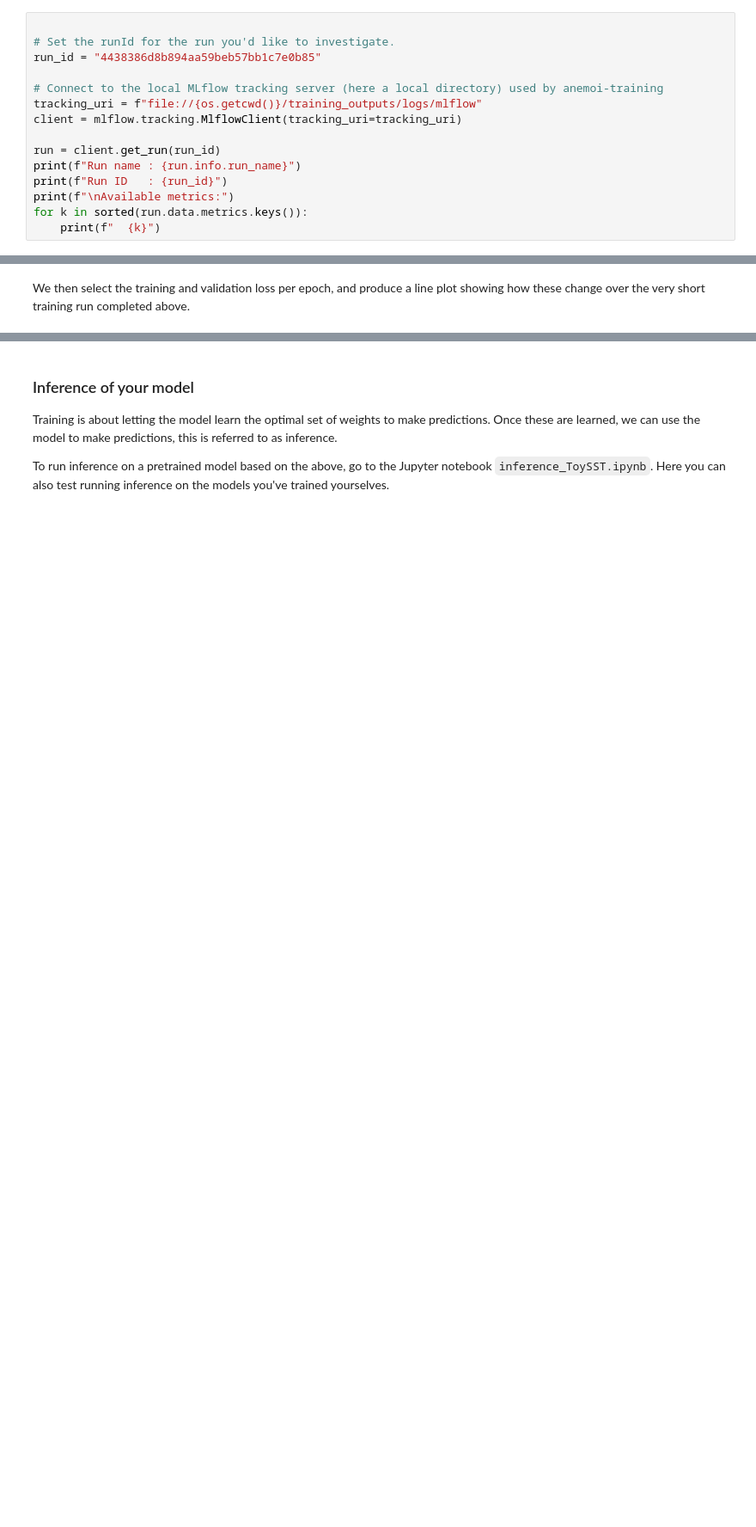
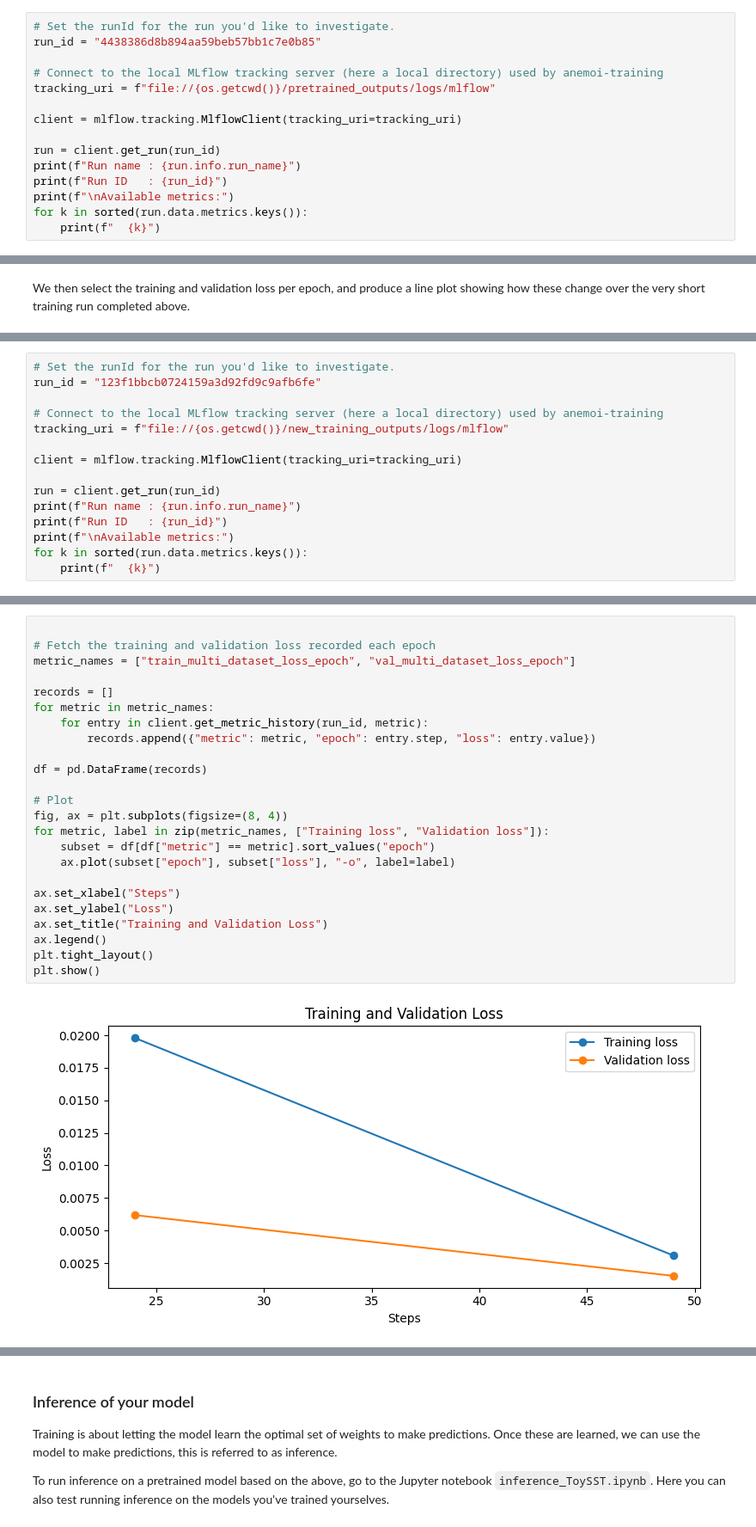
Before and after one commit to aydogduali/ToySSTProblem, a Jupyter notebook: training_ToySST.ipynb, the cells around one changed output, grey strips where cells are left out. Shown at 86% size. Cells and saved outputs as stored; diff of their text form; blank space fills up the shorter version.

```diff
--- a/training_ToySST.ipynb
+++ b/training_ToySST.ipynb
@@ -422,12 +439,12 @@ We set the "Run id" for a pre-trained model, to analyse the expected outputs.
 
 First we open the mlflow logs, and print which metrics are available.
 # %%
-
 # Set the runId for the run you'd like to investigate.
 run_id = "4438386d8b894aa59beb57bb1c7e0b85"
 
 # Connect to the local MLflow tracking server (here a local directory) used by anemoi-training
-tracking_uri = f"file://{os.getcwd()}/training_outputs/logs/mlflow"
+tracking_uri = f"file://{os.getcwd()}/pretrained_outputs/logs/mlflow"
+
 client = mlflow.tracking.MlflowClient(tracking_uri=tracking_uri)
 
 run = client.get_run(run_id)
@@ -510,0 +505,15 @@ anemoi-training train --config-path=PATH-TO-YOUR-CONFIG-FOLDER --config-name=Toy
+# %%
+# Set the runId for the run you'd like to investigate.
+run_id = "123f1bbcb0724159a3d92fd9c9afb6fe"
+
+# Connect to the local MLflow tracking server (here a local directory) used by anemoi-training
+tracking_uri = f"file://{os.getcwd()}/new_training_outputs/logs/mlflow"
+
+client = mlflow.tracking.MlflowClient(tracking_uri=tracking_uri)
+
+run = client.get_run(run_id)
+print(f"Run name : {run.info.run_name}")
+print(f"Run ID   : {run_id}")
+print(f"\nAvailable metrics:")
+for k in sorted(run.data.metrics.keys()):
+    print(f"  {k}")
@@ -510,0 +533,26 @@ anemoi-training train --config-path=PATH-TO-YOUR-CONFIG-FOLDER --config-name=Toy
+# %%
+
+# Fetch the training and validation loss recorded each epoch
+metric_names = ["train_multi_dataset_loss_epoch", "val_multi_dataset_loss_epoch"]
+
+records = []
+for metric in metric_names:
+    for entry in client.get_metric_history(run_id, metric):
+        records.append({"metric": metric, "epoch": entry.step, "loss": entry.value})
+
+df = pd.DataFrame(records)
+
+# Plot
+fig, ax = plt.subplots(figsize=(8, 4))
+for metric, label in zip(metric_names, ["Training loss", "Validation loss"]):
+    subset = df[df["metric"] == metric].sort_values("epoch")
+    ax.plot(subset["epoch"], subset["loss"], "-o", label=label)
+
+ax.set_xlabel("Steps")
+ax.set_ylabel("Loss")
+ax.set_title("Training and Validation Loss")
+ax.legend()
+plt.tight_layout()
+plt.show()
+# %% [output]
+[figure, added]
```
Also changed, not shown: parts of 28 cells of this notebook, 3 other files.
